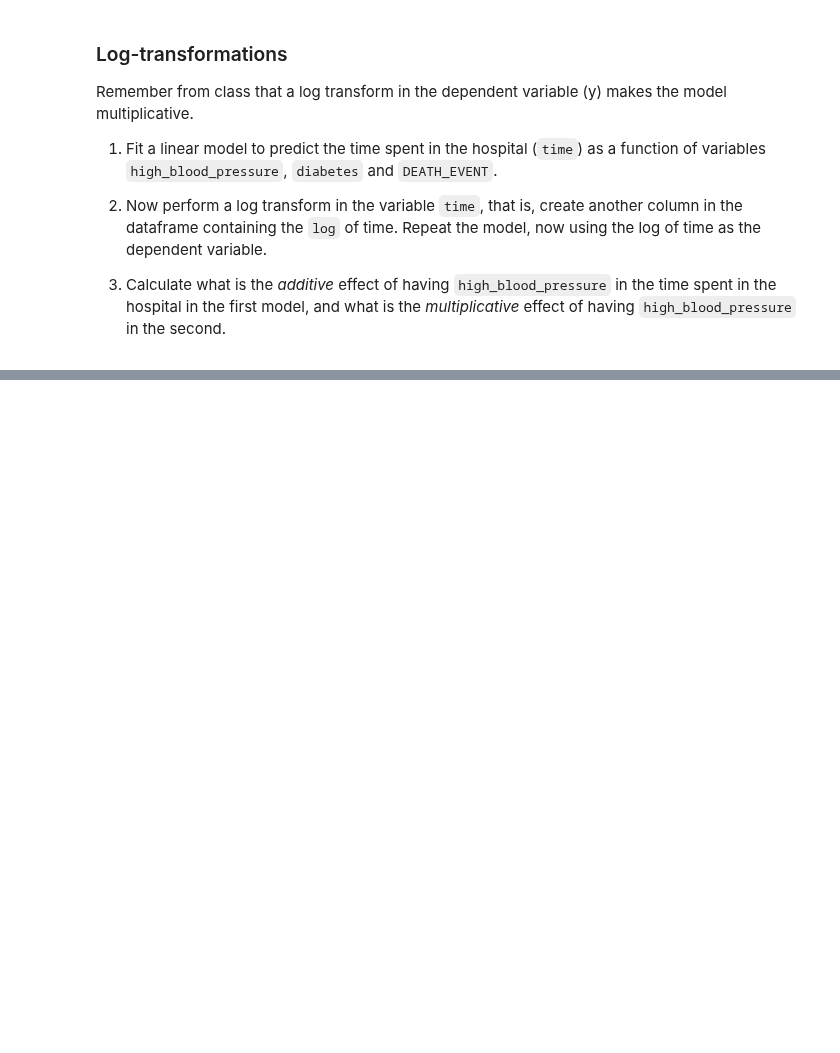
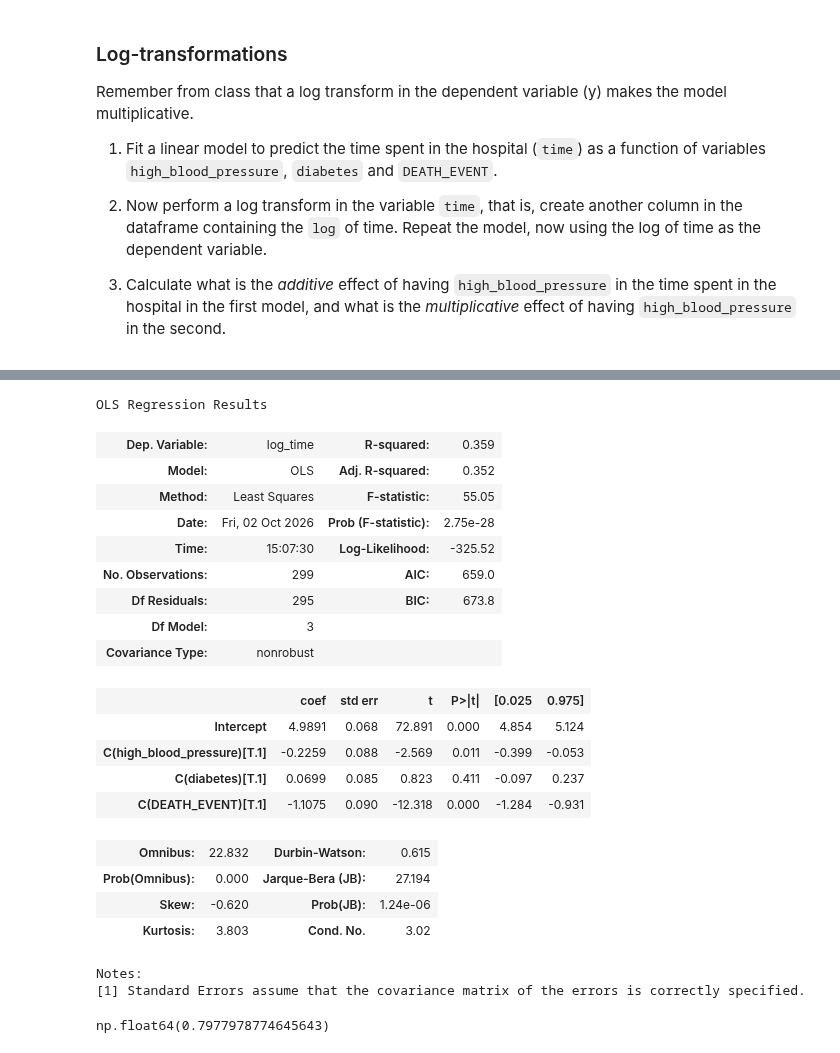
Before and after one commit to floribau/EPFL-ADA-2026, a Jupyter notebook: Exercises/04 - Regression analysis/Regression_analysis.ipynb, the cells around one changed output, grey strips where cells are left out. Drawn from its saved outputs; the diff is of its cells as text; code cells hidden in the pictures; blank space fills up the shorter version.

```diff
--- a/Exercises/04 - Regression analysis/Regression_analysis.ipynb
+++ b/Exercises/04 - Regression analysis/Regression_analysis.ipynb
@@ -398,0 +475,32 @@ df = pd.read_csv(data_folder + 'heart_failure_clinical_records_dataset.csv')
+# %%
+model = smf.ols(formula="log_time ~ C(high_blood_pressure) + C(diabetes) + C(DEATH_EVENT)", data=df)
+res = model.fit()
+res.summary()
+# %% [output]
+OLS Regression Results
+| Dep. Variable: | log_time | R-squared: | 0.359 |
+| Model: | OLS | Adj. R-squared: | 0.352 |
+| Method: | Least Squares | F-statistic: | 55.05 |
+| Date: | Fri, 02 Oct 2026 | Prob (F-statistic): | 2.75e-28 |
+| Time: | 15:07:30 | Log-Likelihood: | -325.52 |
+| No. Observations: | 299 | AIC: | 659.0 |
+| Df Residuals: | 295 | BIC: | 673.8 |
+| Df Model: | 3 |  |  |
+| Covariance Type: | nonrobust |  |  |
+|  | coef | std err | t | P>|t| | [0.025 | 0.975] |
+| Intercept | 4.9891 | 0.068 | 72.891 | 0.000 | 4.854 | 5.124 |
+| C(high_blood_pressure)[T.1] | -0.2259 | 0.088 | -2.569 | 0.011 | -0.399 | -0.053 |
+| C(diabetes)[T.1] | 0.0699 | 0.085 | 0.823 | 0.411 | -0.097 | 0.237 |
+| C(DEATH_EVENT)[T.1] | -1.1075 | 0.090 | -12.318 | 0.000 | -1.284 | -0.931 |
+| Omnibus: | 22.832 | Durbin-Watson: | 0.615 |
+| Prob(Omnibus): | 0.000 | Jarque-Bera (JB): | 27.194 |
+| Skew: | -0.620 | Prob(JB): | 1.24e-06 |
+| Kurtosis: | 3.803 | Cond. No. | 3.02 |
+Notes:
+[1] Standard Errors assume that the covariance matrix of the errors is correctly specified.
+# %%
+# additive effect of having high_blood_pressure: -25.1955
+# multiplicative effect of having high_blood_pressure: exp(-0.2259)
+np.exp(-0.2259)
+# %% [output]
+np.float64(0.7977978774645643)
```
Also changed, not shown: parts of 9 cells of this notebook.
